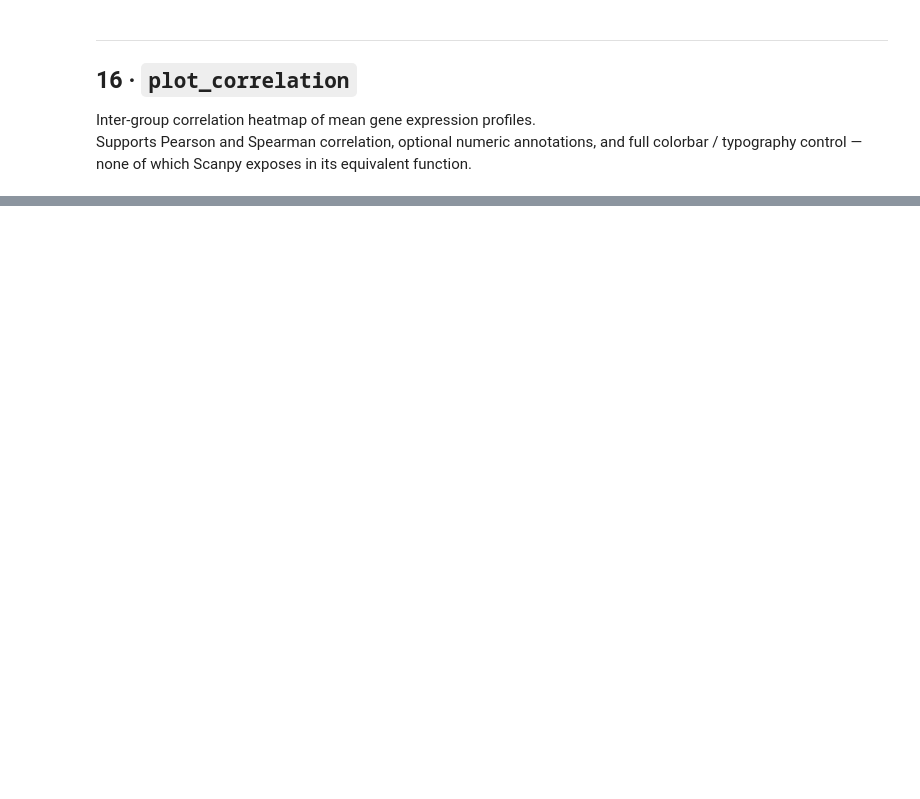
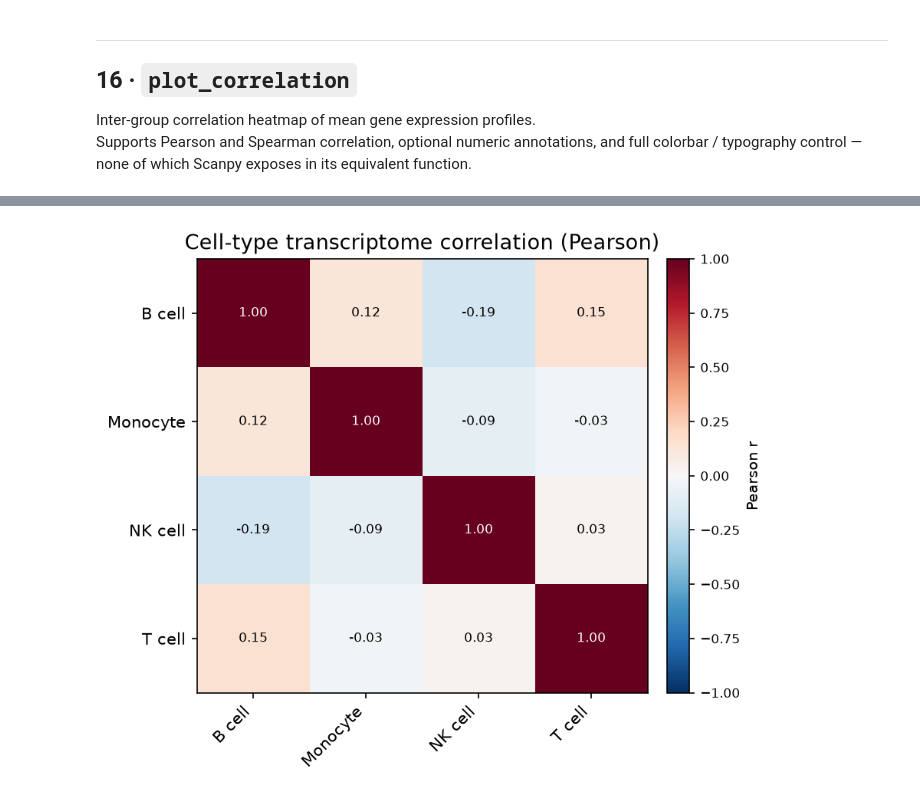
Before and after one commit to xuan13hao/scPyviewer, a Jupyter notebook: tutorial.ipynb, the cells around one changed output, grey strips where cells are left out. Drawn from its saved outputs; the diff is of its cells as text; code cells hidden in the pictures; blank space fills up the shorter version.

```diff
--- a/tutorial.ipynb
+++ b/tutorial.ipynb
@@ -754,23 +919,23 @@ plt.show()
 # %%
 # ── 16.3  annotated + full typography ─────────────────────────────────────
 fig = sv.plot_correlation(
     ds,
     group="cell_type",
     method="pearson",
     annotate=True,            # show correlation coefficient in each cell
     annotation_fmt=".2f",
     cmap="RdBu_r",
     vmin=-1, vmax=1,          # fix full [-1, 1] range for correlation
     # layout
     figsize=(6, 5),
     dpi=150,
     # typography
     title="Cell-type transcriptome correlation (Pearson)",
     title_fontsize=13,
-    xlabel_fontsize=11,
-    ylabel_fontsize=11,
     tick_fontsize=10,
     colorbar_fontsize=9,
     font_family="DejaVu Sans",
 )
 plt.show()
+# %% [output]
+[figure, added]
```
Also changed, not shown: parts of 48 cells of this notebook, 1 other file.
